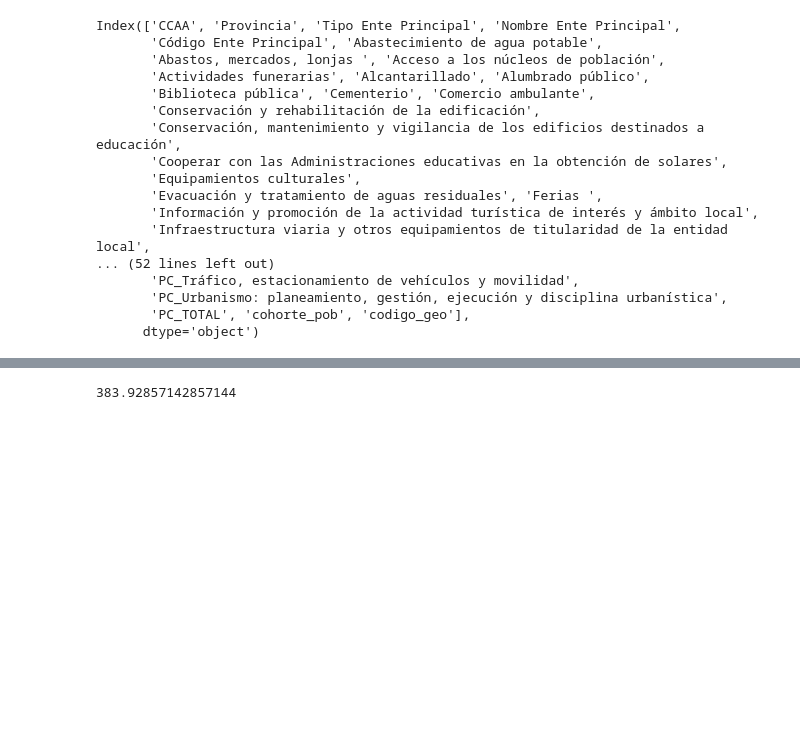
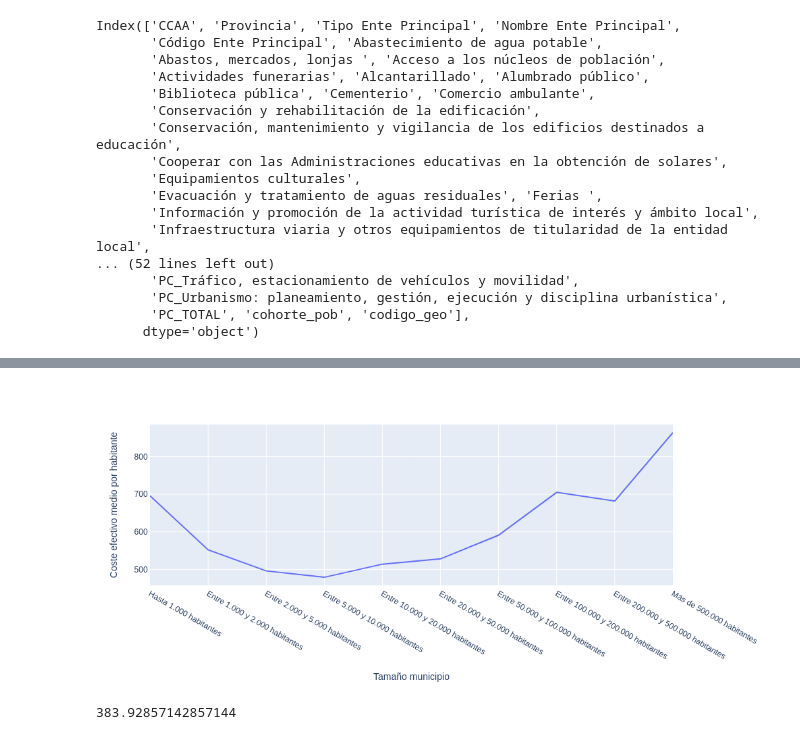
Before and after one commit to carpiero/DataTown, a Jupyter notebook: notebooks/Notebook_005.ipynb, the cells around one changed output, grey strips where cells are left out. Saved outputs shown, nothing was run; the diff lists cells and outputs as text; code cells hidden in the pictures; blank space fills up the shorter version.

```diff
--- a/notebooks/Notebook_005.ipynb
+++ b/notebooks/Notebook_005.ipynb
@@ -102,3 +164,7 @@ px.line(pivot, x="cohorte_pob", y=pc)
+# %%
+px.line(df_table,  x='Tamaño municipio', y="Coste efectivo medio por habitante")
+# %% [output]
+[figure, added]
 # %%
 10750/28
 # %% [output]
```
Also changed, not shown: parts of 8 cells of this notebook, 16 other files.
